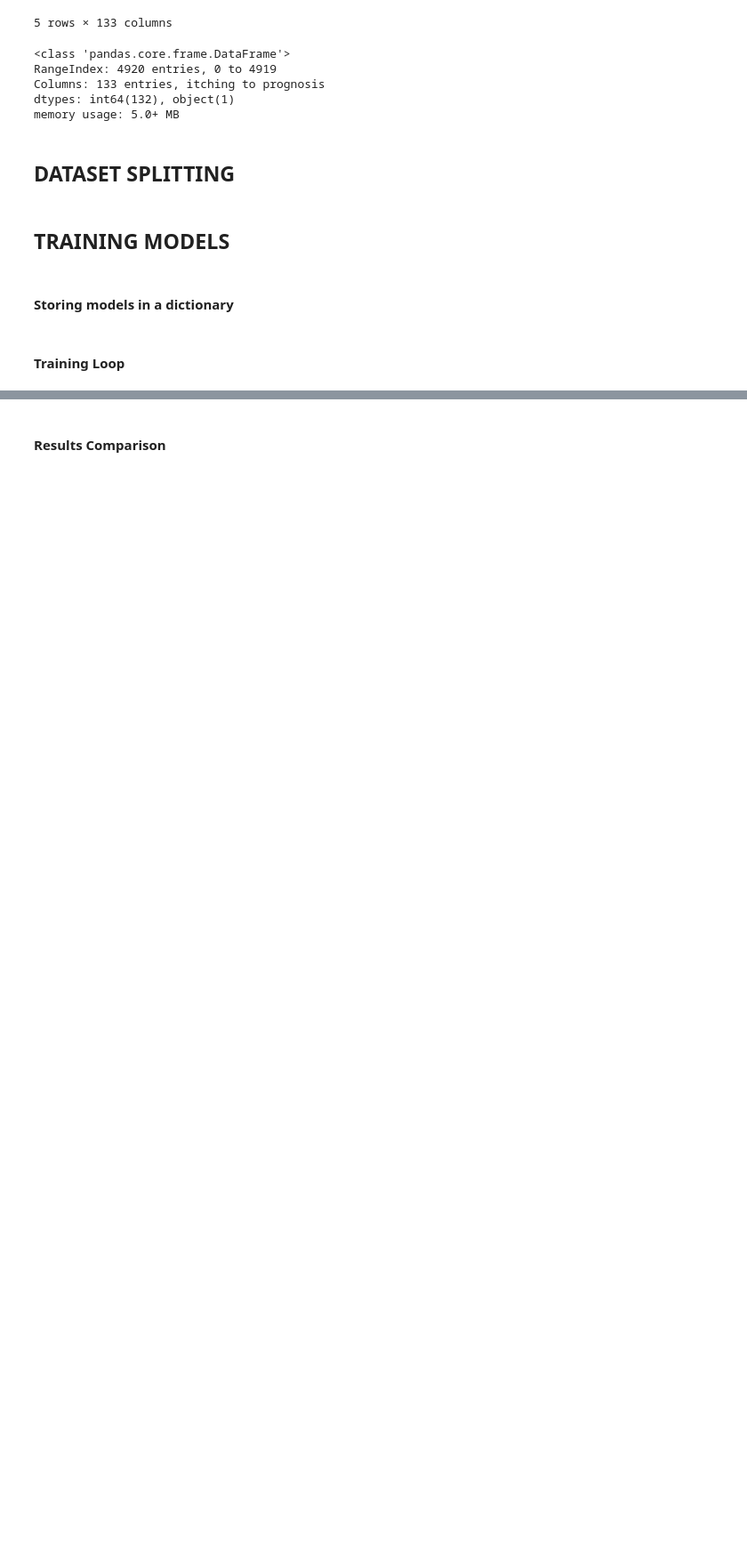
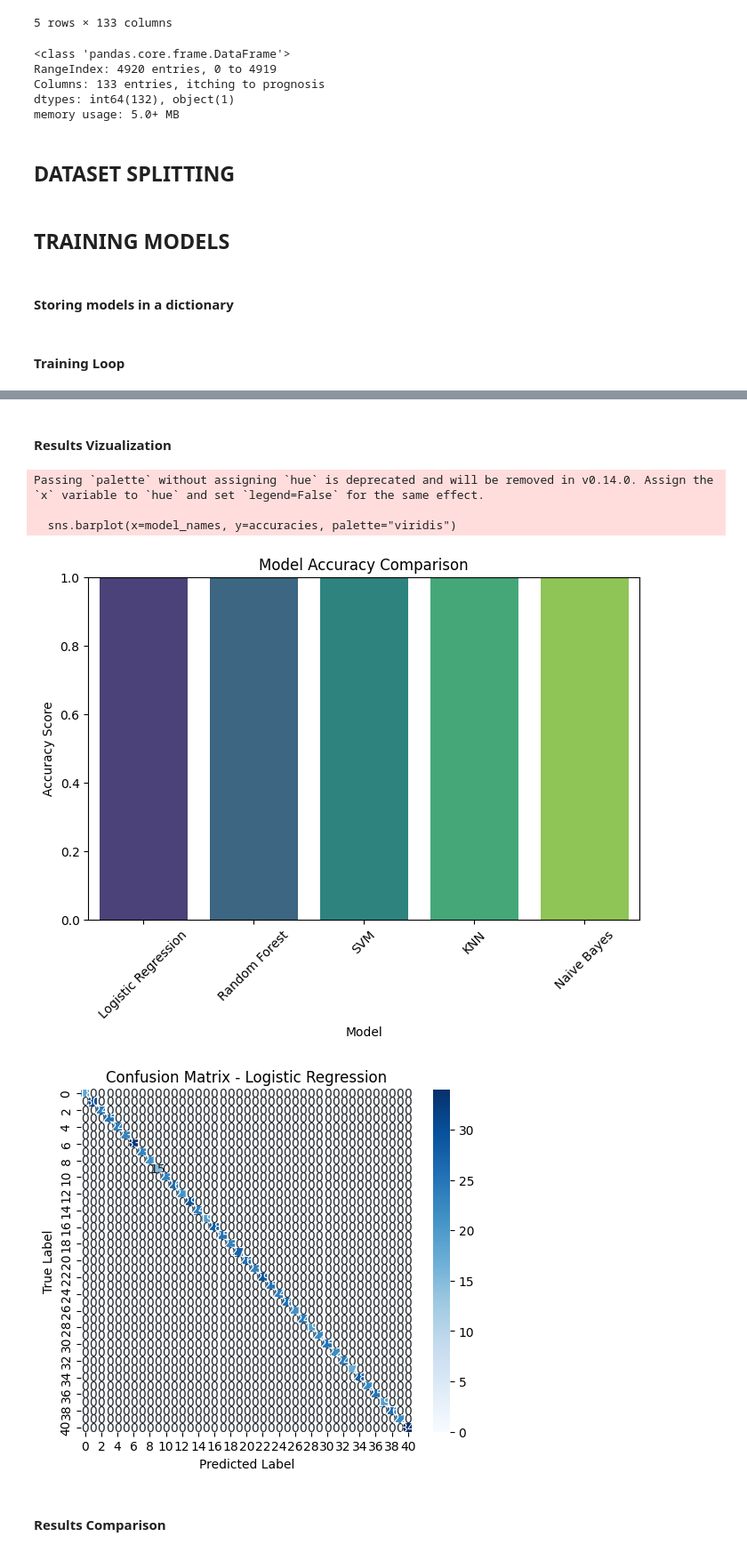
Before and after one commit to Muk88/model1, a Jupyter notebook: models/DISEASE DIAGNOSIS SYSTEM.ipynb, the cells around one changed output, grey strips where cells are left out. Shown at 89% size. Cells and saved outputs as stored; diff of their text form; code cells hidden in the pictures; blank space fills up the shorter version.

```diff
--- a/models/DISEASE DIAGNOSIS SYSTEM.ipynb
+++ b/models/DISEASE DIAGNOSIS SYSTEM.ipynb
@@ -101,3 +147,38 @@ Logistic Regression - Confusion Matrix: [[18  0  0 ...  0  0  0]
+# %% [markdown]
+#### Results Vizualization
+# %%
+import matplotlib.pyplot as plt
+import seaborn as sns
+
+# Visualization - Accuracy Comparison
+model_names = list(results.keys())
+accuracies = [results[m]["accuracy"] for m in model_names]
+
+plt.figure(figsize=(8, 5))
+sns.barplot(x=model_names, y=accuracies, palette="viridis")
+plt.xlabel("Model")
+plt.ylabel("Accuracy Score")
+plt.title("Model Accuracy Comparison")
+plt.xticks(rotation=45)
+plt.ylim(0, 1)
+plt.show()
+
+# Visualization - Confusion Matrix for Best Model
+best_model = max(results, key=lambda m: results[m]["accuracy"])
+best_matrix = results[best_model]["confusion_matrix"]
+
+plt.figure(figsize=(6, 5))
+sns.heatmap(best_matrix, annot=True, fmt="d", cmap="Blues")
+plt.xlabel("Predicted Label")
+plt.ylabel("True Label")
+plt.title(f"Confusion Matrix - {best_model}")
+plt.show()
+# %% [output]
+Passing `palette` without assigning `hue` is deprecated and will be removed in v0.14.0. Assign the `x` variable to `hue` and set `legend=False` for the same effect.
+
+  sns.barplot(x=model_names, y=accuracies, palette="viridis")
+[figure, added]
+[figure, added]
 # %% [markdown]
 #### Results Comparison
 # %%
```
Also changed, not shown: parts of 7 cells of this notebook, 44 other files.
